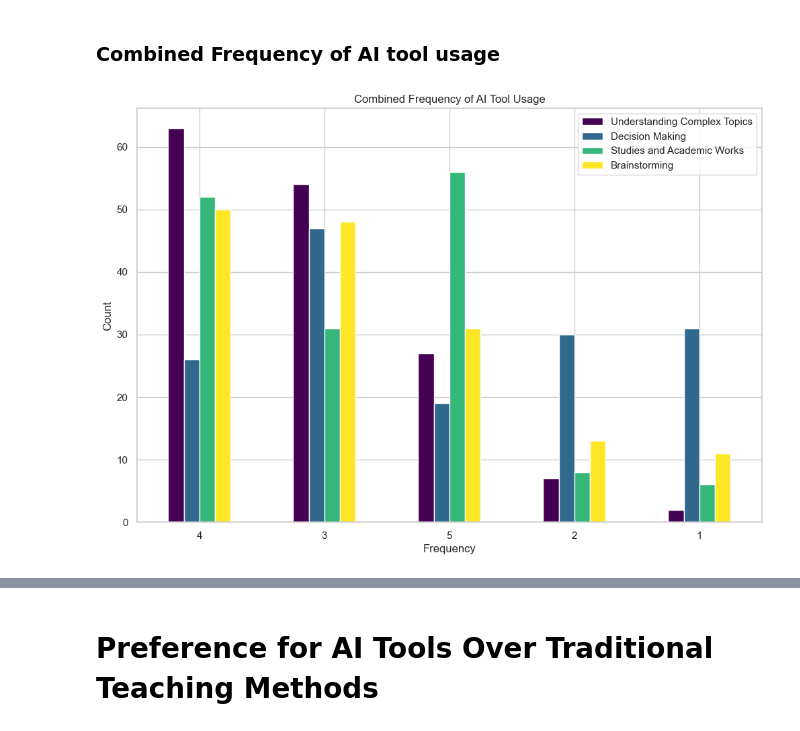
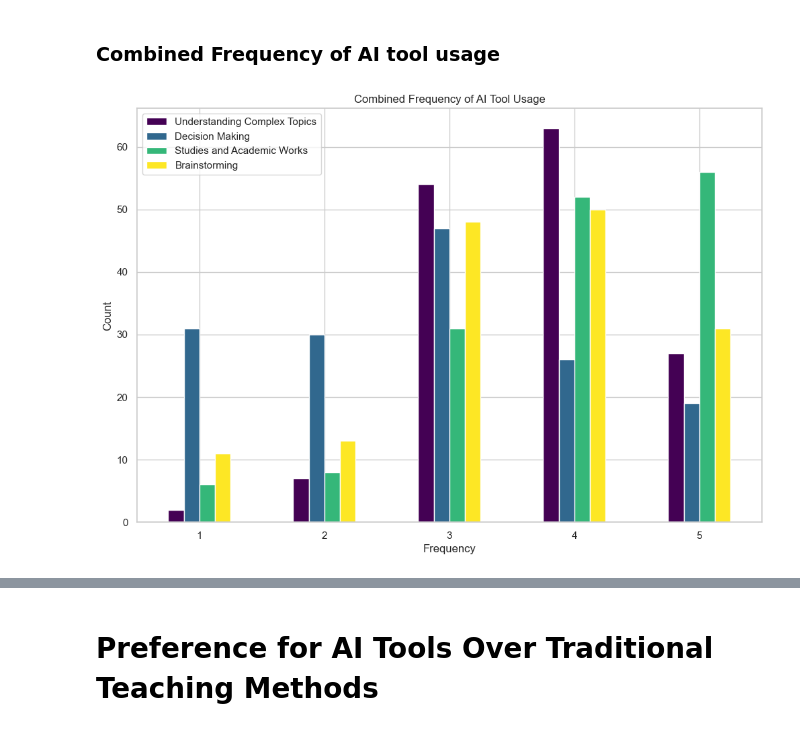
Before and after one commit to NotAlpha45/Survey-on-the-Impact-of-AI-Tools, a Jupyter notebook: code/dataset_exploration.ipynb, the cells around one changed output, grey strips where cells are left out. Saved outputs shown, nothing was run; the diff lists cells and outputs as text; code cells hidden in the pictures.

```diff
--- a/code/dataset_exploration.ipynb
+++ b/code/dataset_exploration.ipynb
@@ -119,26 +119,37 @@ plt.show()
 # %% [markdown]
 ### AI Tools Familiarity
 # %%
-dataset["AI Tools Familiarity"] = dataset[
-    'Which AI tools are you familiar with? (Select all that applies। You may also enter your own preferences in "other". Write them with comma (,) if you have multiple preferences to enter)'
-].str.split(",")
+# dataset["AI Tools Familiarity"] = dataset[
+#     'Which AI tools are you familiar with? (Select all that applies। You may also enter your own preferences in "other". Write them with comma (,) if you have multiple preferences to enter)'
+# ].str.split(",")
 
-dataset["AI Usage Tasks"] = dataset[
-    'I use AI tools for the following tasks:  (Select all that applies। You may also enter your own preferences in "other". Write them with comma (,) if you have multiple preferences to enter)'
-].str.split(",")
+# dataset["AI Usage Tasks"] = dataset[
+#     'I use AI tools for the following tasks:  (Select all that applies। You may also enter your own preferences in "other". Write them with comma (,) if you have multiple preferences to enter)'
+# ].str.split(",")
 
-# Flatten the lists and count occurrences for familiarity
 tools_familiarity = (
-    dataset["AI Tools Familiarity"].dropna().explode().str.strip().value_counts()
+    dataset[
+        'Which AI tools are you familiar with? (Select all that applies। You may also enter your own preferences in "other". Write them with comma (,) if you have multiple preferences to enter)'
+    ]
+    .str.split(",")
+    .dropna()
+    .explode()
+    .str.strip()
+    .value_counts()
 )
+
+# # Flatten the lists and count occurrences for familiarity
+# tools_familiarity = (
+#     dataset["AI Tools Familiarity"].dropna().explode().str.strip().value_counts()
+# )
 
 # Plot the most familiar AI tools
 plt.figure(figsize=(12, 16))
 sns.barplot(
-    y=tools_familiarity.index[:],
-    x=tools_familiarity.values[:],
-    palette="cubehelix",
-    hue=tools_familiarity.index[:],
+    y=tools_familiarity.index,
+    x=tools_familiarity.values,
+    palette="viridis",
+    hue=tools_familiarity.index,
     legend=False,
 )
 plt.title("Most Familiar AI Tools")
@@ -331,32 +342,32 @@ usage_frequency_1.index = usage_frequency_1.index.map(
     {"Always": 5, "Often": 4, "Sometimes": 3, "Rarely": 2, "Never": 1}
 )
 
 usage_frequency_2 = dataset[usage_columns[1]].value_counts()
 usage_frequency_3 = dataset[usage_columns[2]].value_counts()
 usage_frequency_4 = dataset[usage_columns[3]].value_counts()
 
 combined_usage_frequency = pd.concat(
     [usage_frequency_1, usage_frequency_2, usage_frequency_3, usage_frequency_4],
     axis=1,
-    sort=False,
+    sort=True,
 ).fillna(0)
 
 combined_usage_frequency.columns = [
     "Understanding Complex Topics",
     "Decision Making",
     "Studies and Academic Works",
     "Brainstorming",
 ]
 
 # Plot the combined frequency of AI tool usage
 plt.figure(figsize=(12, 8))
 combined_usage_frequency.plot(kind="bar", colormap="viridis", ax=plt.gca())
 plt.title("Combined Frequency of AI Tool Usage")
 plt.xlabel("Frequency")
 plt.ylabel("Count")
 plt.xticks(rotation=0)
 filename = "../results/combined_frequency_of_ai_tool_usage.png"
 plt.savefig(filename)
 plt.show()
 # %% [output]
-[figure, old version]
+[figure, new version]
```
Also changed, not shown: parts of 25 cells of this notebook, 15 other files.
